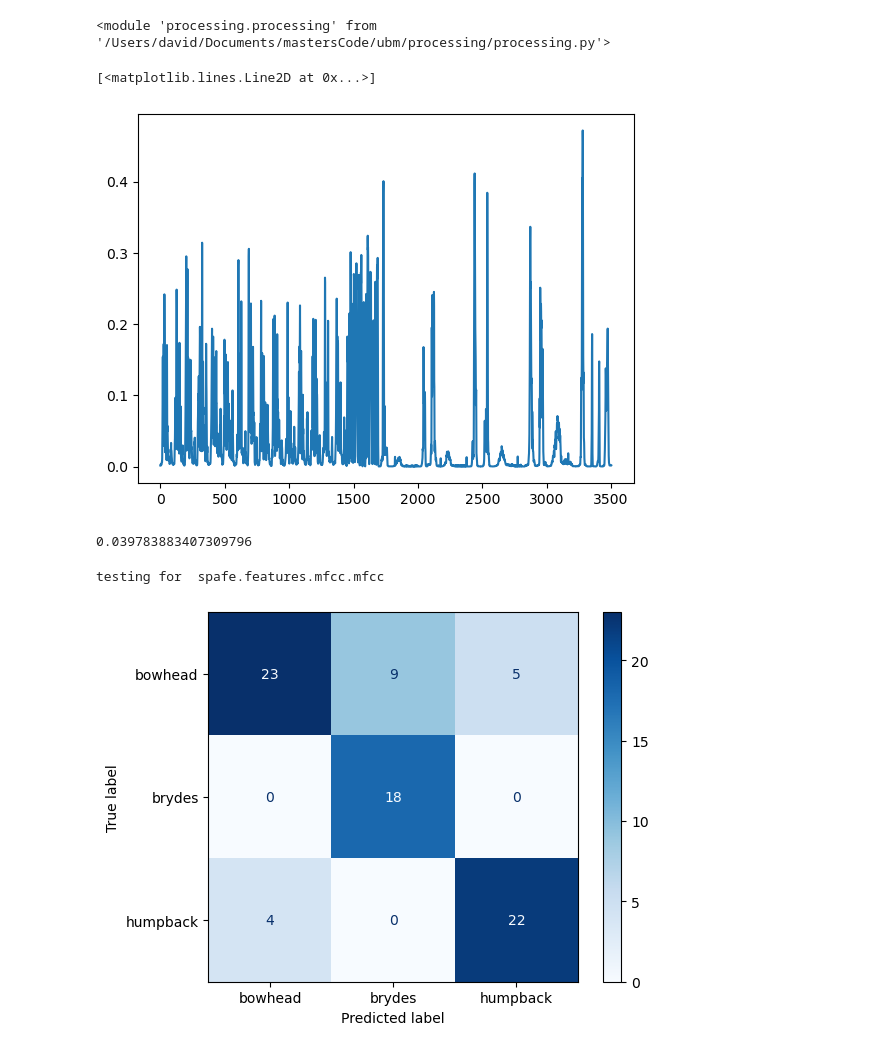
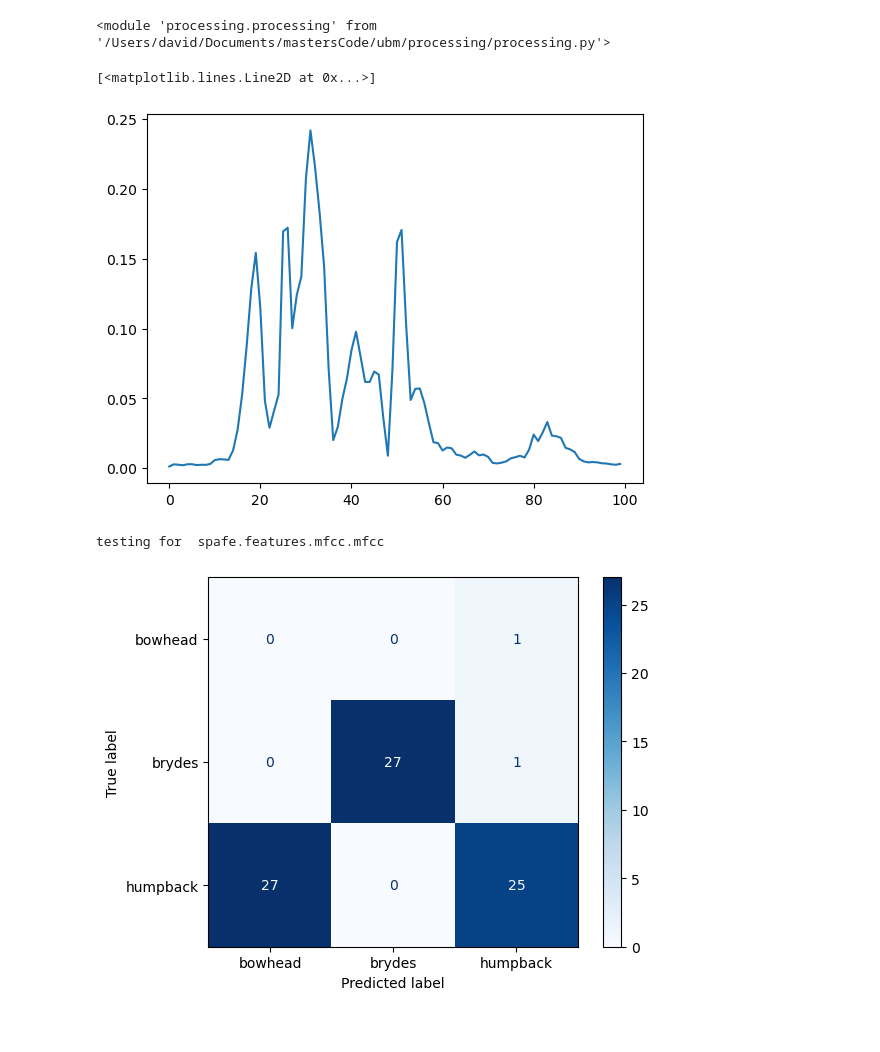
Before and after one commit to Davidjames9610/ubm, a Jupyter notebook: classifiers/fhmm/development/whale_verification_v1.ipynb, the cells around one changed output. Drawn from its saved outputs; the diff is of its cells as text; code cells hidden in the pictures.

```diff
--- a/classifiers/fhmm/development/whale_verification_v1.ipynb
+++ b/classifiers/fhmm/development/whale_verification_v1.ipynb
@@ -51,45 +52,41 @@ all_sounds = np.array([item for sublist in all_sounds for item in sublist])
 # %%
-ap = utils.periodic_power(all_sounds, 1000, 500)
+ap = utils.periodic_power(all_sounds[0], 1000, 500)
 plt.plot(ap)
 # %% [output]
 [<matplotlib.lines.Line2D at 0x...>]
-[figure, old version]
+[figure, new version]
-# %%
-np.mean(ap)
-# %% [output]
-0.039783883407309796
 # %%
 # processing
 # snr needs to be updated here,
 
 process_methods = [
-    process_method_base.ProcessMethodBase(snr_db=40, reverb=False),
+    process_method_base.ProcessMethodBase(snr=0.25, reverb=False),
     # process_method_base.ProcessMethodBase(snr_db=15, reverb=False),
     # process_method_base.ProcessMethodBase(snr_db=5, reverb=False),
     # process_method_base.ProcessMethodBase(snr_db=40, reverb=True),
     # process_method_base.ProcessMethodBase(snr_db=15, reverb=True),
     # process_method_base.ProcessMethodBase(snr_db=5, reverb=True),
 ]
 
 fe_methods = [
     fe_spafe.FeatureExtractorSpafe(fe_spafe.MFCC),
     # fe_spafe.FeatureExtractorSpafe(fe_spafe.MFCC),
     # fe_spafe.FeatureExtractorSpafe(fe_spafe.MFCC),
     # fe_spafe.FeatureExtractorSpafe(fe_spafe.MFCC),
     # fe_spafe.FeatureExtractorSpafe(fe_spafe.MFCC),
 ]
 
-noise_example = np.random.normal(0, np.sqrt(1), 1000)
-librosa.util.normalize(noise_example, axis=0)
+noise_average_power = 0.1 / 0.25
+noise_example = np.random.normal(0, np.sqrt(noise_average_power), 1000)
 
 classifiers = {}
 for i in range(len(fe_methods)):
     classifier = classifier_fhmm.ClassifierFHMM(fe_methods[i], process_methods[i])
     classifier.set_normalisation(adsNorm)
     classifier.train(adsTrain)
-    classifier.train_noise_hmm(noise_example, 0)
+    classifier.train_noise_hmm(noise_example)
     classifier.adapt_speaker_models()
     classifier.test(adsNorm)
 # %% [output]
 testing for  spafe.features.mfcc.mfcc
-[figure, old version]
+[figure, new version]
```
Also changed, not shown: parts of 2 cells of this notebook, 6 other files.
